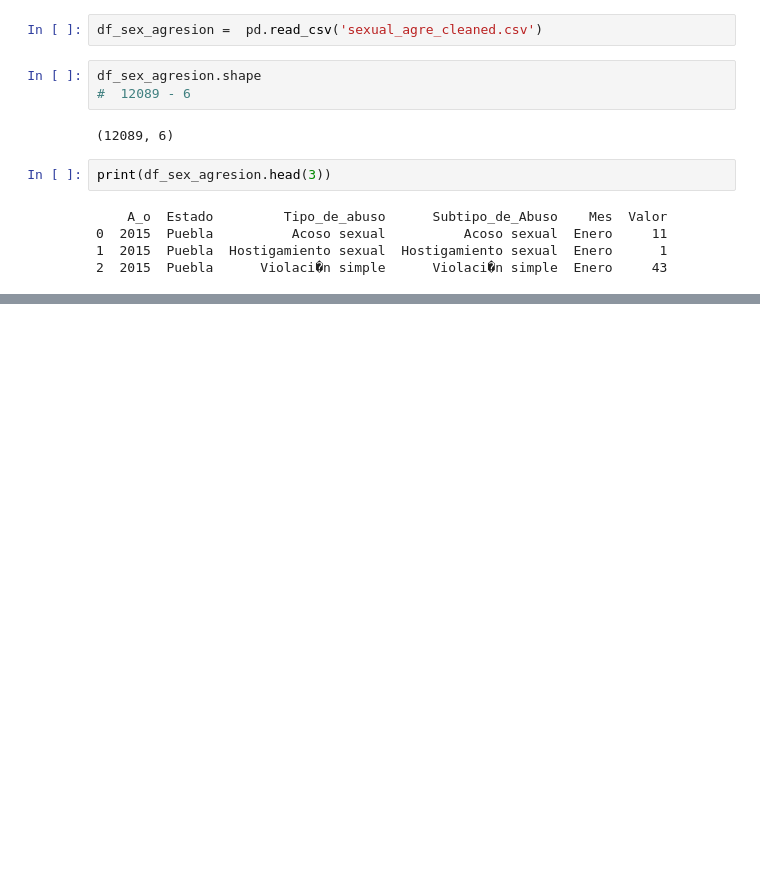
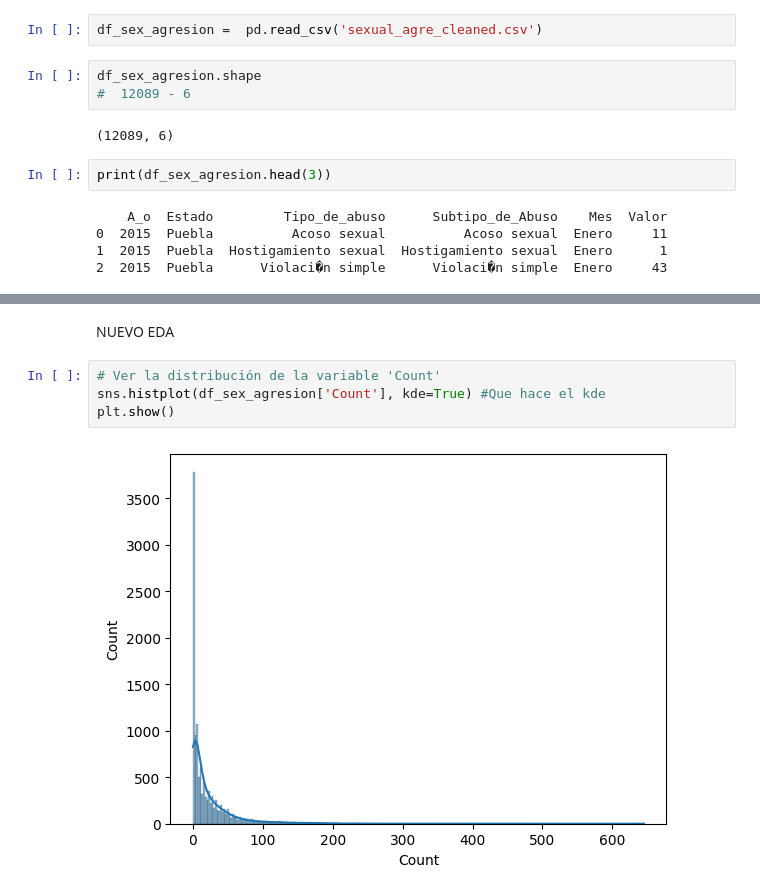
Before and after one commit to BlackEddit/EDA_Cleasings, a Jupyter notebook: rev_hot_spot_case_Sex_Agre.ipynb, the cells around one changed output, grey strips where cells are left out. Cells and saved outputs as stored; diff of their text form; blank space fills up the shorter version.

```diff
--- a/rev_hot_spot_case_Sex_Agre.ipynb
+++ b/rev_hot_spot_case_Sex_Agre.ipynb
@@ -221,3 +222,11 @@ df_sex_agresion.describe()
 | 50% | 2019.000000 | 8.000000 |
 | 75% | 2021.000000 | 29.000000 |
 | max | 2023.000000 | 645.000000 |
+# %% [markdown]
+NUEVO EDA
+# %%
+# Ver la distribución de la variable 'Count'
+sns.histplot(df_sex_agresion['Count'], kde=True) #Que hace el kde
+plt.show()
+# %% [output]
+[figure, added]
```
Also changed, not shown: parts of 6 cells of this notebook.
